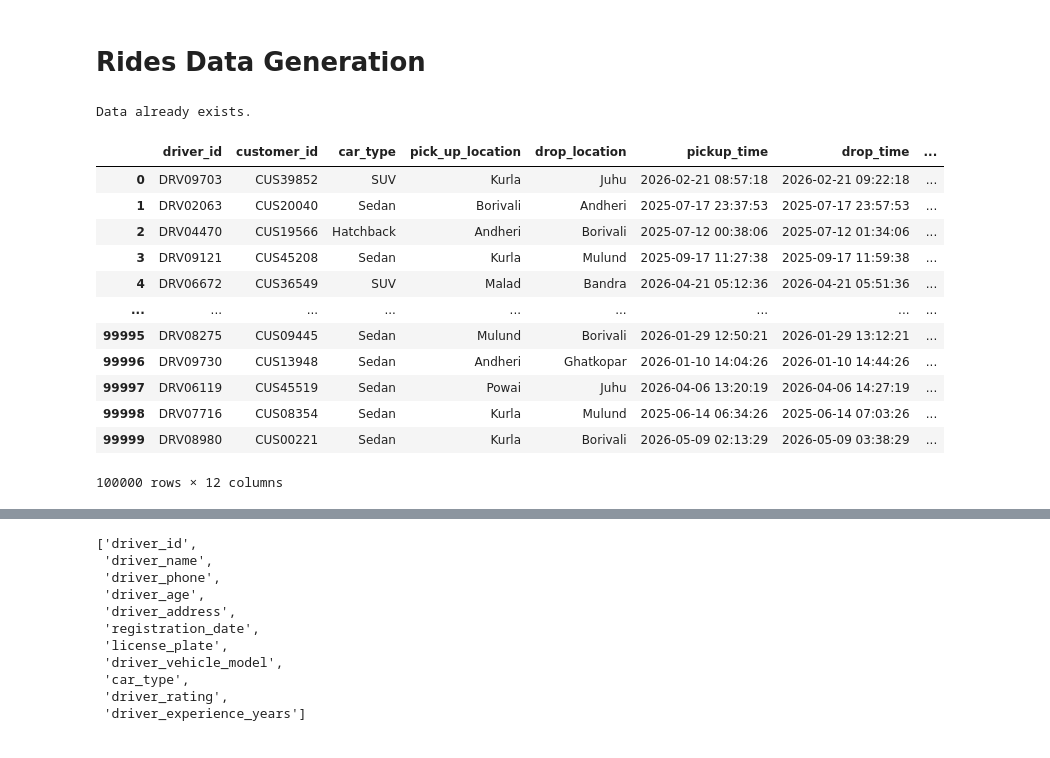
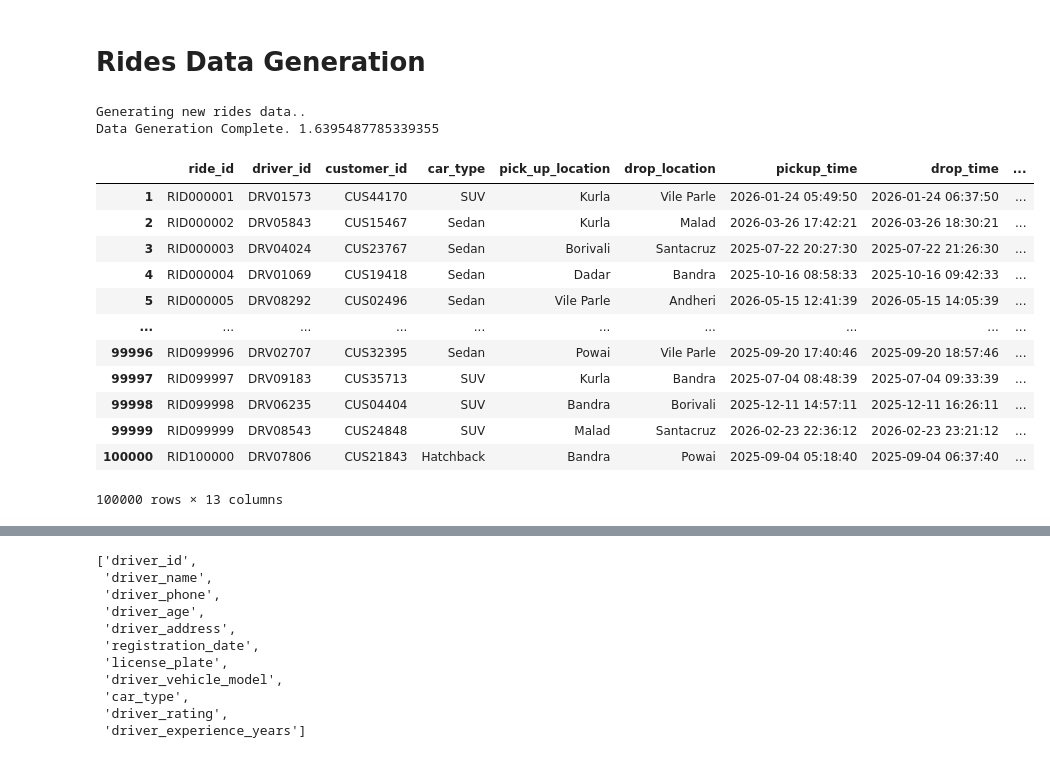
Before and after one commit to riyapandey23/mumbai-transport-de-platform, a Jupyter notebook: notebooks/02_data_generator.ipynb, the cells around one changed output, grey strips where cells are left out. Saved outputs shown, nothing was run; the diff lists cells and outputs as text; code cells hidden in the pictures.

```diff
--- a/notebooks/02_data_generator.ipynb
+++ b/notebooks/02_data_generator.ipynb
@@ -452,7 +452,7 @@ if not os.path.exists("../data/rides_data.csv"):
 
         distance_km = round(random.uniform(1, 30), 2) # Distance between 1 and 30 km
         car_type = driver_dict["car_type"]
-        rate_per_km = fare_rates[car_type]
+        rate_per_km = round(fare_rates[car_type],2)
         total_fare = round(base_fare + rate_per_km * distance_km, 2) # Base fare + (rate per km * distance)
 
         # pickup and drop time
@@ -468,51 +468,53 @@ if not os.path.exists("../data/rides_data.csv"):
             drop_location = random.choice(mumbai_areas)
 
         rides.append({
+            'ride_id': f"RID{i+1:06d}",
             'driver_id':driver_dict["driver_id"],
             'customer_id':customer_dict["customer_id"],
             'car_type': car_type,
             'pick_up_location': pickup_location,
             'drop_location': drop_location,
             'pickup_time': pickup,
             'drop_time': drop,
             'total_duration': duration.seconds //60,
             'distance': distance_km,
             'rate_per_km': rate_per_km,
             'fare': total_fare,
             'ride_status': random.choice(['completed','completed','completed','completed','cancelled']),
         })
 
     for i in range(100000):
         ride_generator(i)
 
     end_time = time.time()
 
     df = pd.DataFrame(rides)
     df.index = range(1,len(df) +1)
 
     df.to_csv("../data/rides_data.csv", index=False)
 
     print(f"Data Generation Complete. {end_time - start_time}")
 
 else:
     print("Data already exists.")
     df = pd.read_csv("../data/rides_data.csv")
 df
 # %% [output]
-Data already exists.
+Generating new rides data..
+Data Generation Complete. 1.6395487785339355
-|  | driver_id | customer_id | car_type | pick_up_location | drop_location | pickup_time | drop_time | ... |
-| 0 | DRV09703 | CUS39852 | SUV | Kurla | Juhu | 2026-02-21 08:57:18 | 2026-02-21 09:22:18 | ... |
-| 1 | DRV02063 | CUS20040 | Sedan | Borivali | Andheri | 2025-07-17 23:37:53 | 2025-07-17 23:57:53 | ... |
-| 2 | DRV04470 | CUS19566 | Hatchback | Andheri | Borivali | 2025-07-12 00:38:06 | 2025-07-12 01:34:06 | ... |
-| 3 | DRV09121 | CUS45208 | Sedan | Kurla | Mulund | 2025-09-17 11:27:38 | 2025-09-17 11:59:38 | ... |
-| 4 | DRV06672 | CUS36549 | SUV | Malad | Bandra | 2026-04-21 05:12:36 | 2026-04-21 05:51:36 | ... |
-| ... | ... | ... | ... | ... | ... | ... | ... | ... |
-| 99995 | DRV08275 | CUS09445 | Sedan | Mulund | Borivali | 2026-01-29 12:50:21 | 2026-01-29 13:12:21 | ... |
-| 99996 | DRV09730 | CUS13948 | Sedan | Andheri | Ghatkopar | 2026-01-10 14:04:26 | 2026-01-10 14:44:26 | ... |
-| 99997 | DRV06119 | CUS45519 | Sedan | Powai | Juhu | 2026-04-06 13:20:19 | 2026-04-06 14:27:19 | ... |
-| 99998 | DRV07716 | CUS08354 | Sedan | Kurla | Mulund | 2025-06-14 06:34:26 | 2025-06-14 07:03:26 | ... |
-| 99999 | DRV08980 | CUS00221 | Sedan | Kurla | Borivali | 2026-05-09 02:13:29 | 2026-05-09 03:38:29 | ... |
+|  | ride_id | driver_id | customer_id | car_type | pick_up_location | drop_location | pickup_time | drop_time | ... |
+| 1 | RID000001 | DRV01573 | CUS44170 | SUV | Kurla | Vile Parle | 2026-01-24 05:49:50 | 2026-01-24 06:37:50 | ... |
+| 2 | RID000002 | DRV05843 | CUS15467 | Sedan | Kurla | Malad | 2026-03-26 17:42:21 | 2026-03-26 18:30:21 | ... |
+| 3 | RID000003 | DRV04024 | CUS23767 | Sedan | Borivali | Santacruz | 2025-07-22 20:27:30 | 2025-07-22 21:26:30 | ... |
+| 4 | RID000004 | DRV01069 | CUS19418 | Sedan | Dadar | Bandra | 2025-10-16 08:58:33 | 2025-10-16 09:42:33 | ... |
+| 5 | RID000005 | DRV08292 | CUS02496 | Sedan | Vile Parle | Andheri | 2026-05-15 12:41:39 | 2026-05-15 14:05:39 | ... |
+| ... | ... | ... | ... | ... | ... | ... | ... | ... | ... |
+| 99996 | RID099996 | DRV02707 | CUS32395 | Sedan | Powai | Vile Parle | 2025-09-20 17:40:46 | 2025-09-20 18:57:46 | ... |
+| 99997 | RID099997 | DRV09183 | CUS35713 | SUV | Kurla | Bandra | 2025-07-04 08:48:39 | 2025-07-04 09:33:39 | ... |
+| 99998 | RID099998 | DRV06235 | CUS04404 | SUV | Bandra | Borivali | 2025-12-11 14:57:11 | 2025-12-11 16:26:11 | ... |
+| 99999 | RID099999 | DRV08543 | CUS24848 | SUV | Malad | Santacruz | 2026-02-23 22:36:12 | 2026-02-23 23:21:12 | ... |
+| 100000 | RID100000 | DRV07806 | CUS21843 | Hatchback | Bandra | Powai | 2025-09-04 05:18:40 | 2025-09-04 06:37:40 | ... |
-100000 rows × 12 columns
+100000 rows × 13 columns
 # %%
 # for HH:MM:SS data " ".join(str(duration).split(" "))
 # %%
```
Also changed, not shown: parts of 19 cells of this notebook, 4 other files.
